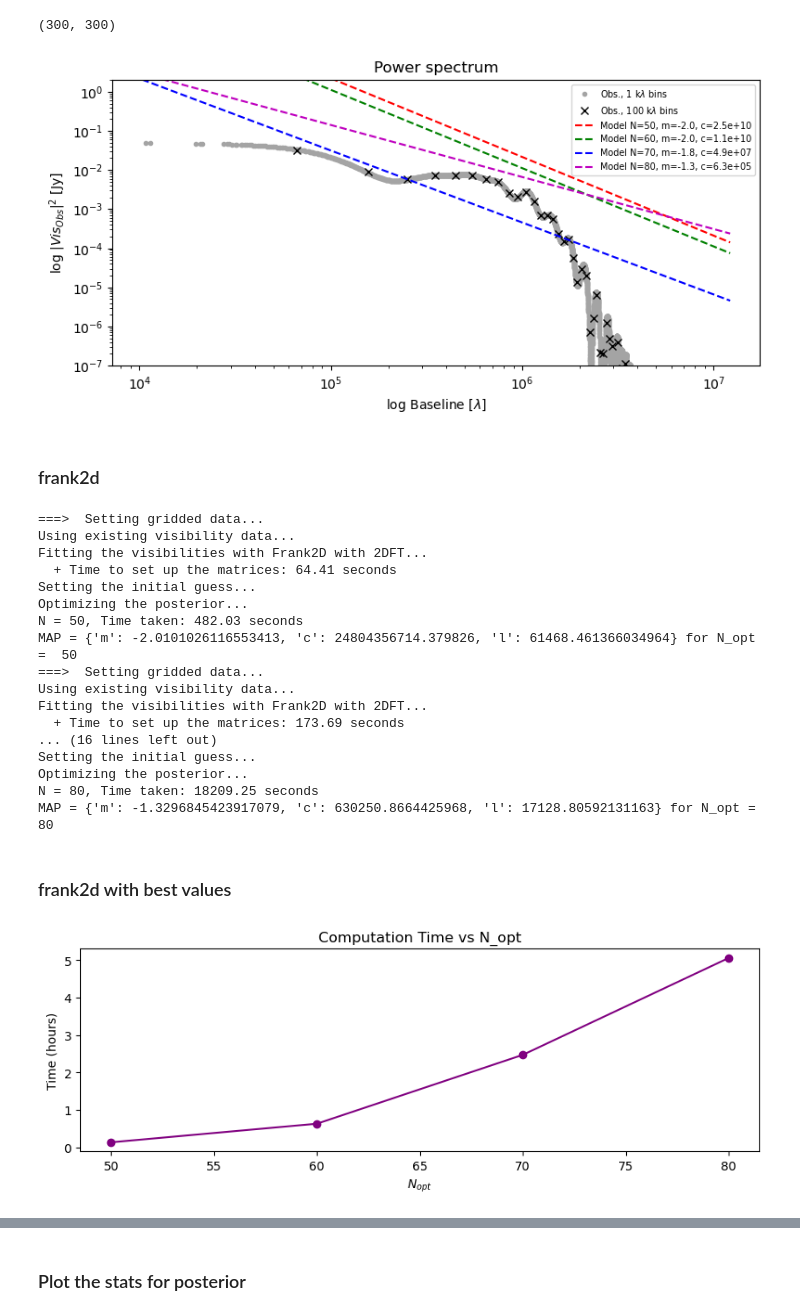
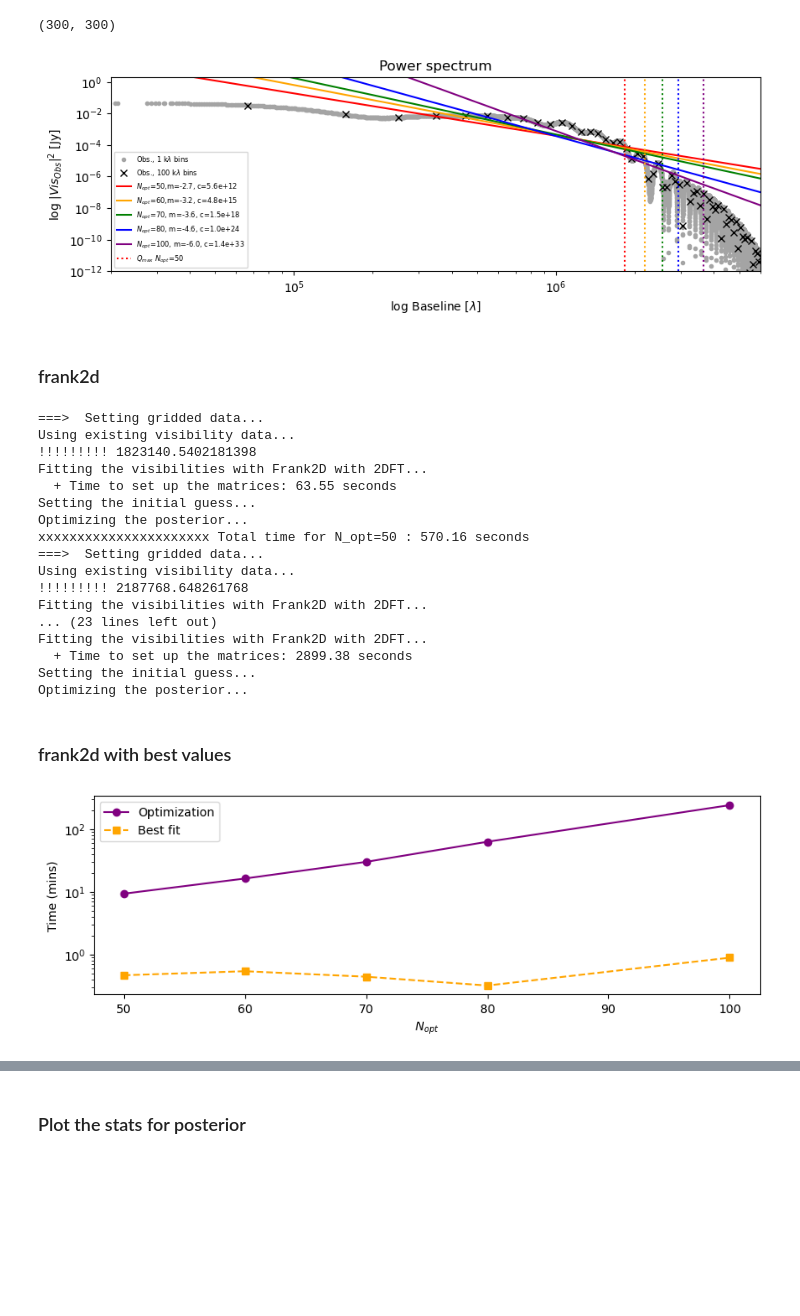
Before and after one commit to mariajmellado/frank2d, a Jupyter notebook: Results/SimulatedDisc_Frank2D_N_opt.ipynb, the cells around one changed output, grey strips where cells are left out. Drawn from its saved outputs; the diff is of its cells as text; code cells hidden in the pictures; blank space fills up the shorter version.

```diff
--- a/Results/SimulatedDisc_Frank2D_N_opt.ipynb
+++ b/Results/SimulatedDisc_Frank2D_N_opt.ipynb
@@ -64,6 +64,10 @@ params_N50 = {'m': -2.0101026116553413, 'c': 24804356714.379826, 'l': 61468.4613
 params_N60 = {'m': -2.0009878605169256, 'c': 11330741611.726267, 'l': 168455.0566935454}
 params_N70 = {'m': -1.8390199401929106, 'c': 49331965.595233, 'l': 13484.863460993764}
 params_N80 =  {'m': -1.3296845423917079, 'c': 630250.8664425968, 'l': 17128.80592131163}
+# %%
+params_N50, params_N60, params_N70, params_N80, params_N100 = [{'m': -2.692877726304575, 'c': 5565999406071.04, 'l': 85344.27916739318}, {'m': -3.173339346404725, 'c': 4782311642990891.0, 'l': 83515.6290880256}, {'m': -3.5831562281230305, 'c': 1.473704358376612e+18, 'l': 81079.44744259916}, {'m': -4.572442130254884, 'c': 1.0084384650978846e+24, 'l': 68720.771036978}, {'m': -6.0445769086881205, 'c': 1.4300593860064604e+33, 'l': 80200.56804261949}]
+# %%
+Qmax_N50, Qmax_N60, Qmax_N70, Qmax_N80, Qmax_N100 = [1823140.5402181398, 2187768.648261768, 2552396.756305396, 2917024.8643490244, 3646281.0804362795]
 # %%
 # Plot visibilities gridded.
 from frank.utilities import UVDataBinner
@@ -95,30 +99,38 @@ y_N50 = power_spectrum(x, params_N50['m'], params_N50['c'])
 y_N60 = power_spectrum(x, params_N60['m'], params_N60['c'])
 y_N70 = power_spectrum(x, params_N70['m'], params_N70['c'])
 y_N80 = power_spectrum(x, params_N80['m'], params_N80['c'])
+y_N100 = power_spectrum(x, params_N100['m'], params_N100['c'])
 
 cs, ms = ['#a4a4a4', 'k'], ['.', 'x']
 # %%
 
-plt.figure(figsize=(9, 4))
+plt.figure(figsize=(10, 3))
 plt.plot(x1, y1, c=cs[0], marker=ms[0], ls='None', label=r'Obs., {:.0f} k$\lambda$ bins'.format(bin_widths[0]/1e3))
 plt.plot(x2, y2, c=cs[1], marker=ms[1], ls='None', label=r'Obs., {:.0f} k$\lambda$ bins'.format(bin_widths[1]/1e3))
 
-plt.plot(x, y_N50, 'r--', label=r'Model N=50, m={:.1f}, c={:.1e}'.format(params_N50['m'], params_N50['c']))
-plt.plot(x, y_N60, 'g--', label=r'Model N=60, m={:.1f}, c={:.1e}'.format(params_N60['m'], params_N60['c']))
-plt.plot(x, y_N70, 'b--', label=r'Model N=70, m={:.1f}, c={:.1e}'.format(params_N70['m'], params_N70['c']))
-plt.plot(x, y_N80, 'm--', label=r'Model N=80, m={:.1f}, c={:.1e}'.format(params_N80['m'], params_N80['c']))
+plt.plot(x, y_N50, c = 'r', label=r'$N_{opt}$=50,'+ 'm={:.1f}, c={:.1e}'.format(params_N50['m'], params_N50['c']))
+plt.plot(x, y_N60, c = 'orange', label=r'$N_{opt}$=60,'+ 'm={:.1f}, c={:.1e}'.format(params_N60['m'], params_N60['c']))
+plt.plot(x, y_N70, c='g', label=r'$N_{opt}$=70,'+ ' m={:.1f}, c={:.1e}'.format(params_N70['m'], params_N70['c']))
+plt.plot(x, y_N80, c='b', label=r'$N_{opt}$=80,'+ ' m={:.1f}, c={:.1e}'.format(params_N80['m'], params_N80['c']))
+plt.plot(x, y_N100, c='purple', label=r'$N_{opt}$=100,'+ ' m={:.1f}, c={:.1e}'.format(params_N100['m'], params_N100['c']))
+
+plt.axvline(Qmax_N50, color='r', ls=':', label=r'$Q_{max}$ $N_{opt}$=50')
+plt.axvline(Qmax_N60, color='orange', ls=':')
+plt.axvline(Qmax_N70, color='g', ls=':')
+plt.axvline(Qmax_N80, color='b', ls=':')
+plt.axvline(Qmax_N100, color='purple', ls=':')
 
 plt.xlabel(r'log Baseline [$\lambda$]', size = 10)
 plt.ylabel(r'log $|Vis_{Obs}|^{2}$ [Jy]', size = 10)
 plt.xscale('log')
 plt.yscale('log')
-plt.legend(loc = 'best', fontsize = 'x-small')
+plt.legend(loc = 'best', fontsize = 6)
 plt.title("Power spectrum")
-plt.ylim(1e-7, 2)
-#plt.xlim(5, 7)
+plt.ylim(1e-12, 2)
+plt.xlim(2e4, 6e6)
 plt.show()
 # %% [output]
-[figure, old version]
+[figure, new version]
 # %% [markdown]
 ### frank2d
 # %%
@@ -135,46 +149,50 @@ times = []
 # %%
-for i in N_opt:
+for i in range(len(N_opt)):
     start_time = time.time()
-    frank2d = Frank2D(N, rout, geom)
+
+    frank2d = Frank2D(N, rout)
     frank2d.process_vis(uvtable)
     initial_guess = {'m': -2, 'logl': 4}
-    frank2d.search_MAP(initial_guess= initial_guess, N = i) #31m5.5s
+    frank2d.search_MAP(initial_guess= initial_guess, N = N_opt[i]) #31m5.5s
+    #frank2d.fit(uvtable, kernel_params=maps[i], rtol = 1e-10)
+
     end_time = time.time()
     total_time = end_time - start_time
-    print("N = {}, Time taken: {:.2f} seconds".format(i, total_time))
+    print("xxxxxxxxxxxxxxxxxxxxxx Total time for N_opt={} : {:.2f} seconds".format(N_opt[i], total_time))
+
+    times_opt2.append(total_time)
     frank2d_objects.append(frank2d)
-    maps.append(frank2d.MAP)
-    times.append(total_time)
-    print("MAP =", frank2d.MAP , "for N_opt = ", i)
 # %% [output]
 ===>  Setting gridded data...
 Using existing visibility data...
+!!!!!!!!! 1823140.5402181398
 Fitting the visibilities with Frank2D with 2DFT...
-  + Time to set up the matrices: 64.41 seconds
+  + Time to set up the matrices: 63.55 seconds
 Setting the initial guess...
 Optimizing the posterior...
-N = 50, Time taken: 482.03 seconds
-MAP = {'m': -2.0101026116553413, 'c': 24804356714.379826, 'l': 61468.461366034964} for N_opt =  50
+xxxxxxxxxxxxxxxxxxxxxx Total time for N_opt=50 : 570.16 seconds
 ===>  Setting gridded data...
 Using existing visibility data...
+!!!!!!!!! 2187768.648261768
 Fitting the visibilities with Frank2D with 2DFT...
-  + Time to set up the matrices: 173.69 seconds
-... (16 lines left out)
+... (23 lines left out)
+Fitting the visibilities with Frank2D with 2DFT...
+  + Time to set up the matrices: 2899.38 seconds
 Setting the initial guess...
 Optimizing the posterior...
-N = 80, Time taken: 18209.25 seconds
-MAP = {'m': -1.3296845423917079, 'c': 630250.8664425968, 'l': 17128.80592131163} for N_opt =  80
 # %% [markdown]
 ### frank2d with best values
 # %%
 plt.figure(figsize=(10, 3))
-plt.plot(N_opt, np.array(times)/3600, 'o-', color='purple')
+plt.plot(N_opt, np.array(times), 'o-', color='purple', label='Optimization')
+plt.plot(N_opt, np.array(times_best)/60, 's--', color='orange', label='Best fit')
 plt.xlabel(r'$N_{opt}$')
-plt.ylabel("Time (hours)")
-plt.title("Computation Time vs N_opt")
+plt.ylabel("Time (mins)")
+plt.yscale('log')
+plt.legend()
 plt.show()
 # %% [output]
-[figure, old version]
+[figure, new version]
 # %%
 maps
 # %% [output]
```
Also changed, not shown: parts of 5 cells of this notebook, 17 other files.
